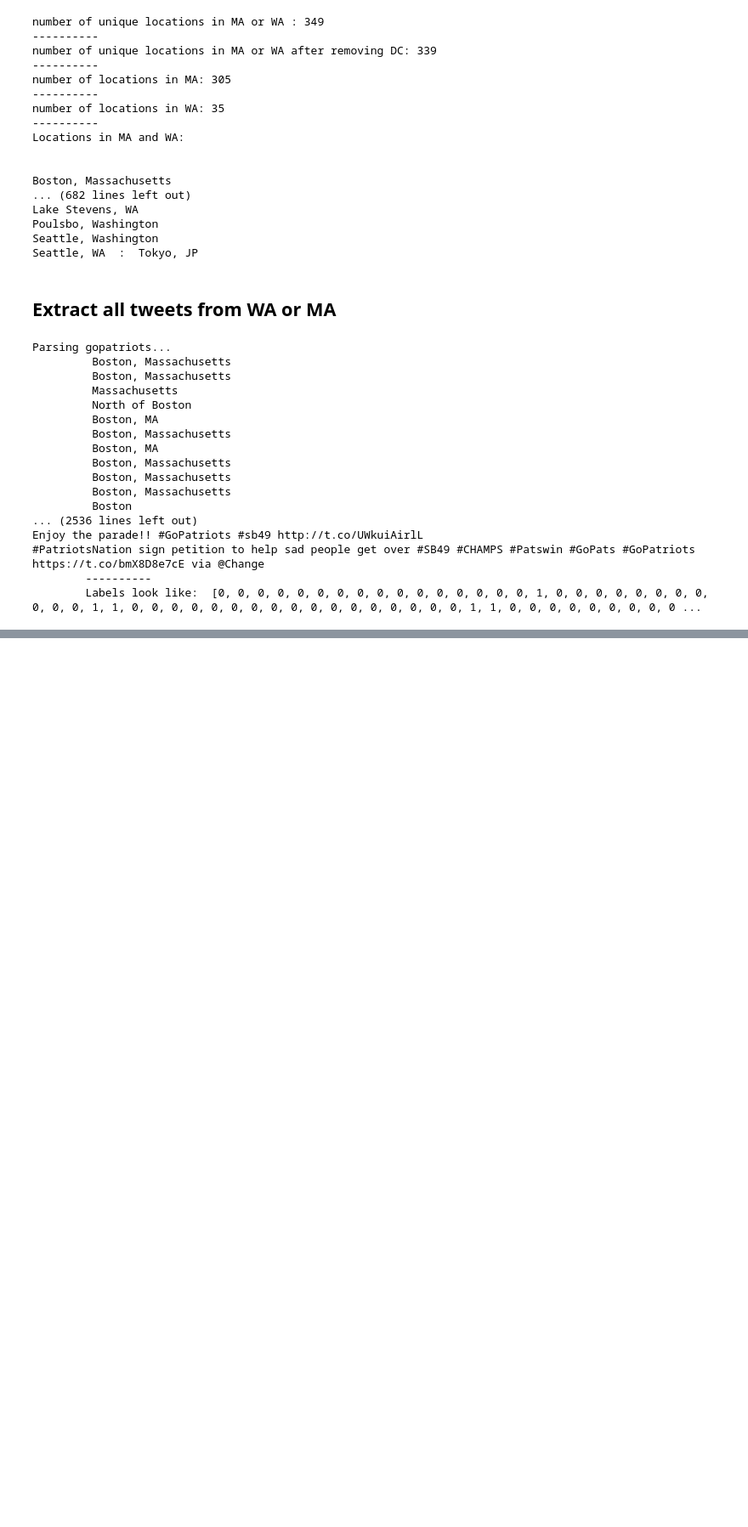
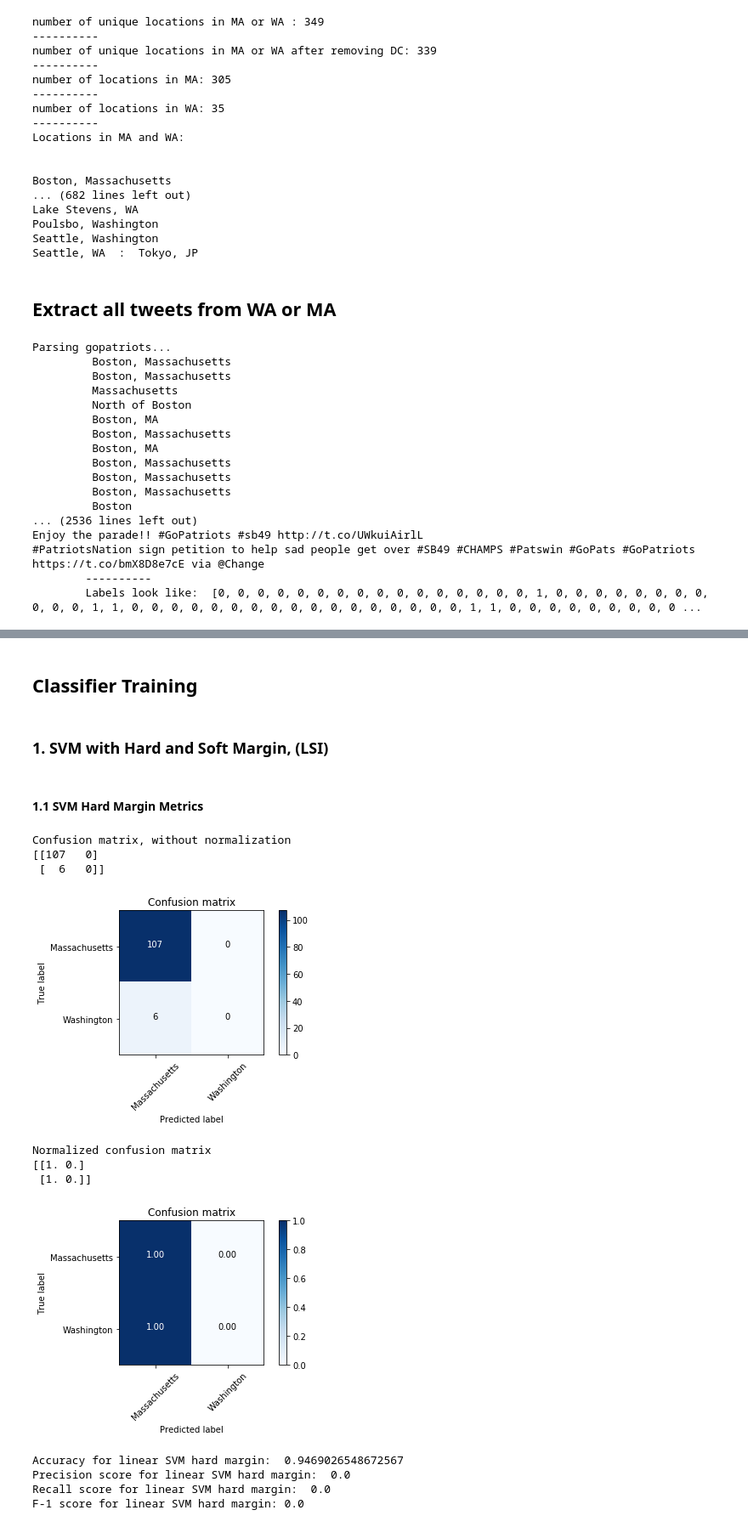
Before and after one commit to 219Winter2019adjz/Project5, a Jupyter notebook: Part 6, Fan Base Prediction.ipynb, the cells around one changed output, grey strips where cells are left out. Shown at 85% size. Saved outputs shown, nothing was run; the diff lists cells and outputs as text; code cells hidden in the pictures; blank space fills up the shorter version.

Commit message:
Added classification algs, using smaller dataset

```diff
--- a/Part 6, Fan Base Prediction.ipynb
+++ b/Part 6, Fan Base Prediction.ipynb
@@ -265,3 +269,5 @@ Enjoy the parade!! #GoPatriots #sb49 http://t.co/UWkuiAirlL
         Labels look like:  [0, 0, 0, 0, 0, 0, 0, 0, 0, 0, 0, 0, 0, 0, 0, 0, 1, 0, 0, 0, 0, 0, 0, 0, 0, 0, 0, 0, 1, 1, 0, 0, 0, 0, 0, 0, 0, 0, 0, 0, 0, 0, 0, 0, 0, 0, 0, 1, 1, 0, 0, 0, 0, 0, 0, 0, 0, 0 ...
 # %%
 tweet_location_labels = np.asarray(tweet_location_labels)
+
+class_names = ['Massachusetts', "Washington"]
@@ -277,0 +483,69 @@ tweet_location_labels = np.asarray(tweet_location_labels)
+# %% [markdown]
+## Classifier Training
+# %% [markdown]
+### 1. SVM with Hard and Soft Margin, (LSI)
+# %%
+# Training 2 linear SVMs using LSI
+
+from sklearn.svm import LinearSVC
+
+# hard margin
+gamma_1 = 1000
+clf_svc_1 = LinearSVC(C=gamma_1,max_iter=100000).fit(X_lsi_train_reduced, y_train)
+predicted_svc_1 = clf_svc_1.predict(X_lsi_test_reduced)
+
+# using max_iter=100000 because otherwise the hard margin classifier does not converge
+
+#soft margin
+gamma_2 = 0.0001
+clf_svc_2 = LinearSVC(C=gamma_2,max_iter=100000).fit(X_lsi_train_reduced, y_train)
+predicted_svc_2 = clf_svc_2.predict(X_lsi_test_reduced)
+# %% [markdown]
+#### 1.1 SVM Hard Margin Metrics
+# %%
+# Find confusion matrix, accuracy, precision-recall, and F-1 scores for the hard margin
+
+# Confusion matrix
+from sklearn.metrics import confusion_matrix
+
+# print('Confusion matrix for linear SVM hard margin: \n', confusion_matrix(twenty_test_binary_labels, predicted_svc_1))
+
+plt.figure()
+plot_confusion_matrix(confusion_matrix(y_test, predicted_svc_1), classes=class_names)
+plt.show()
+
+plt.figure()
+plot_confusion_matrix(confusion_matrix(y_test, predicted_svc_1), classes=class_names, normalize=True)
+plt.show()
+
+# Accuracy
+from sklearn.metrics import accuracy_score
+
+print('Accuracy for linear SVM hard margin: ', accuracy_score(y_test, predicted_svc_1))
+
+# Average precision-recall score
+from sklearn.metrics import average_precision_score
+from sklearn.metrics import precision_score
+from sklearn.metrics import recall_score
+
+# print('Average precision-recall score:', average_precision_score(twenty_test.target, predicted))
+print('Precision score for linear SVM hard margin: ', precision_score(y_test, predicted_svc_1))
+print('Recall score for linear SVM hard margin: ', recall_score(y_test, predicted_svc_1))
+
+# F-1 score
+from sklearn.metrics import f1_score
+
+print('F-1 score for linear SVM hard margin:', f1_score(y_test, predicted_svc_1))
+# %% [output]
+Confusion matrix, without normalization
+[[107   0]
+ [  6   0]]
+[figure, added]
+Normalized confusion matrix
+[[1. 0.]
+ [1. 0.]]
+[figure, added]
+Accuracy for linear SVM hard margin:  0.9469026548672567
+Precision score for linear SVM hard margin:  0.0
+Recall score for linear SVM hard margin:  0.0
+F-1 score for linear SVM hard margin: 0.0
```
Also changed, not shown: parts of 33 cells of this notebook, 1 other file.
